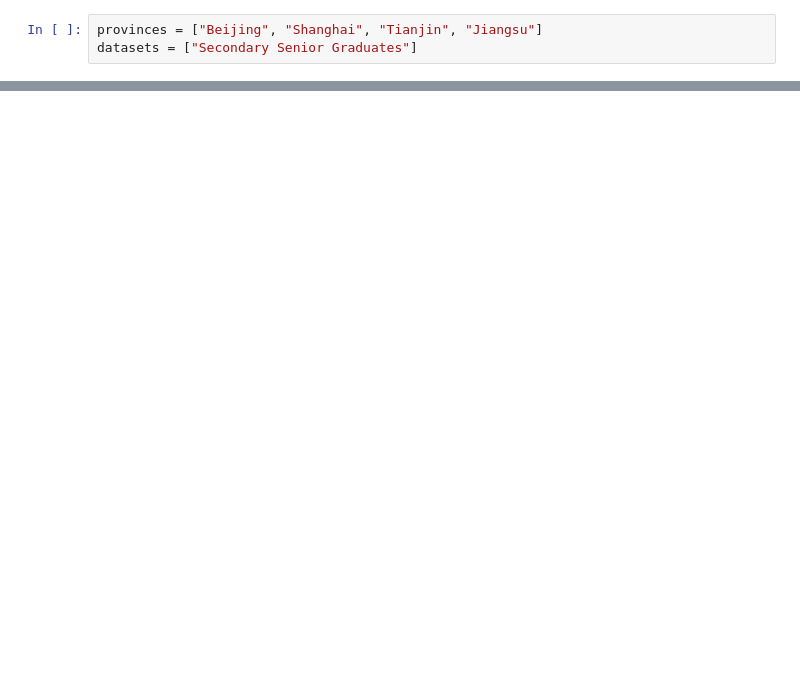
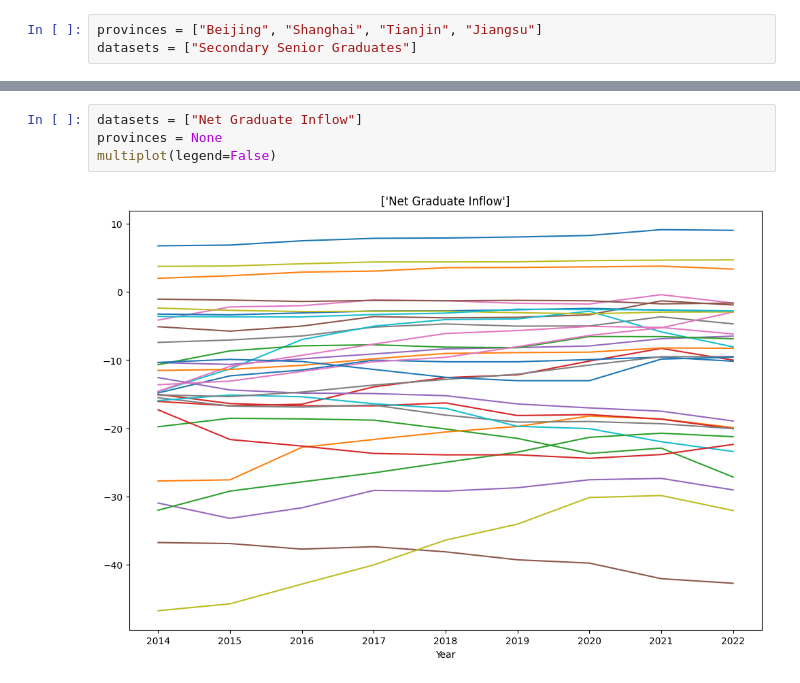
Before and after one commit to kabuto44/Gaokao-Data-Analysis, a Jupyter notebook: Plots.ipynb, the cells around one changed output, grey strips where cells are left out. Drawn from its saved outputs; the diff is of its cells as text; blank space fills up the shorter version.

```diff
--- a/Plots.ipynb
+++ b/Plots.ipynb
@@ -20,0 +21,6 @@ multiplot(ylabel = "10,000 people")
+# %%
+datasets = ["Net Graduate Inflow"]
+provinces = None
+multiplot(legend=False)
+# %% [output]
+[figure, added]
```
Also changed, not shown: parts of 2 cells of this notebook, 4 other files.
